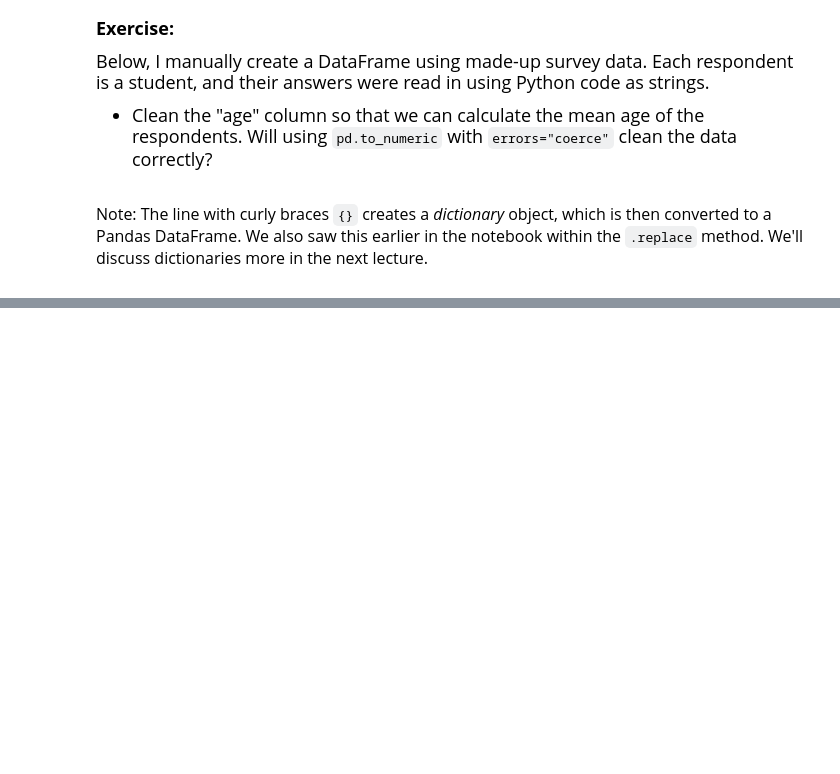
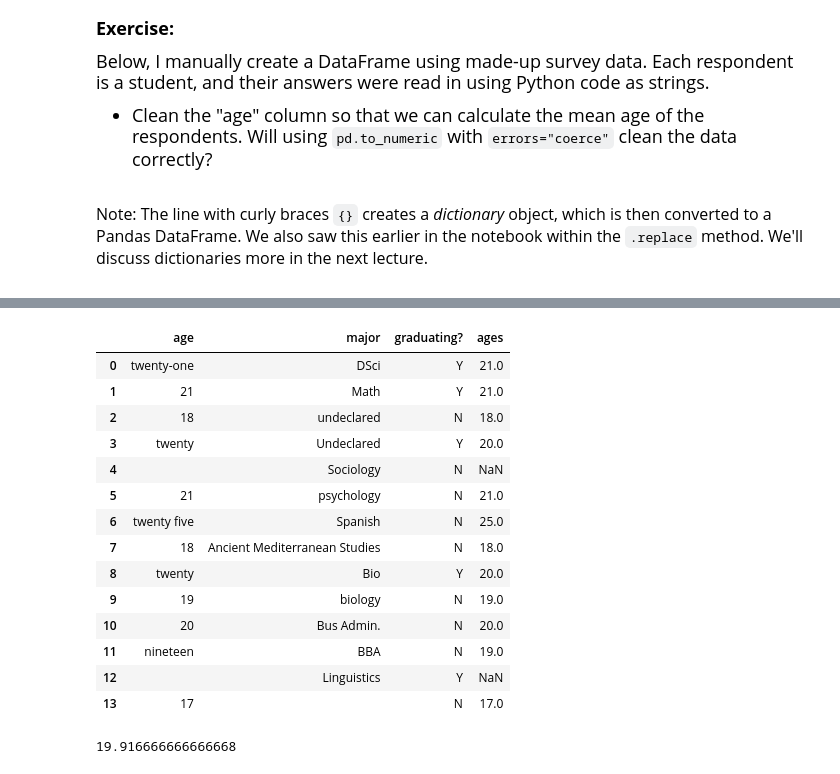
Before and after one commit to samyao014/datasci151fall2026, a Jupyter notebook: lecture_09_merging_and_cleaning/Lecture09b_cleaning_Copy.ipynb, the cells around one changed output, grey strips where cells are left out. Cells and saved outputs as stored; diff of their text form; code cells hidden in the pictures; blank space fills up the shorter version.

```diff
--- a/lecture_09_merging_and_cleaning/Lecture09b_cleaning_Copy.ipynb
+++ b/lecture_09_merging_and_cleaning/Lecture09b_cleaning_Copy.ipynb
@@ -385,0 +463,22 @@ display(df_survey)
+# %%
+ages_cleaned = df_survey["age"].replace({"twenty-one": "21", "twenty": "20", "twenty five": "25", "nineteen": "19"})
+df_survey["ages"] = pd.to_numeric(ages_cleaned, errors = "coerce")
+display(df_survey)
+print(df_survey["ages"].mean())
+# %% [output]
+|  | age | major | graduating? | ages |
+| 0 | twenty-one | DSci | Y | 21.0 |
+| 1 | 21 | Math | Y | 21.0 |
+| 2 | 18 | undeclared | N | 18.0 |
+| 3 | twenty | Undeclared | Y | 20.0 |
+| 4 |  | Sociology | N | NaN |
+| 5 | 21 | psychology | N | 21.0 |
+| 6 | twenty five | Spanish | N | 25.0 |
+| 7 | 18 | Ancient Mediterranean Studies | N | 18.0 |
+| 8 | twenty | Bio | Y | 20.0 |
+| 9 | 19 | biology | N | 19.0 |
+| 10 | 20 | Bus Admin. | N | 20.0 |
+| 11 | nineteen | BBA | N | 19.0 |
+| 12 |  | Linguistics | Y | NaN |
+| 13 | 17 |  | N | 17.0 |
+19.916666666666668
```
Also changed, not shown: parts of 7 cells of this notebook.
